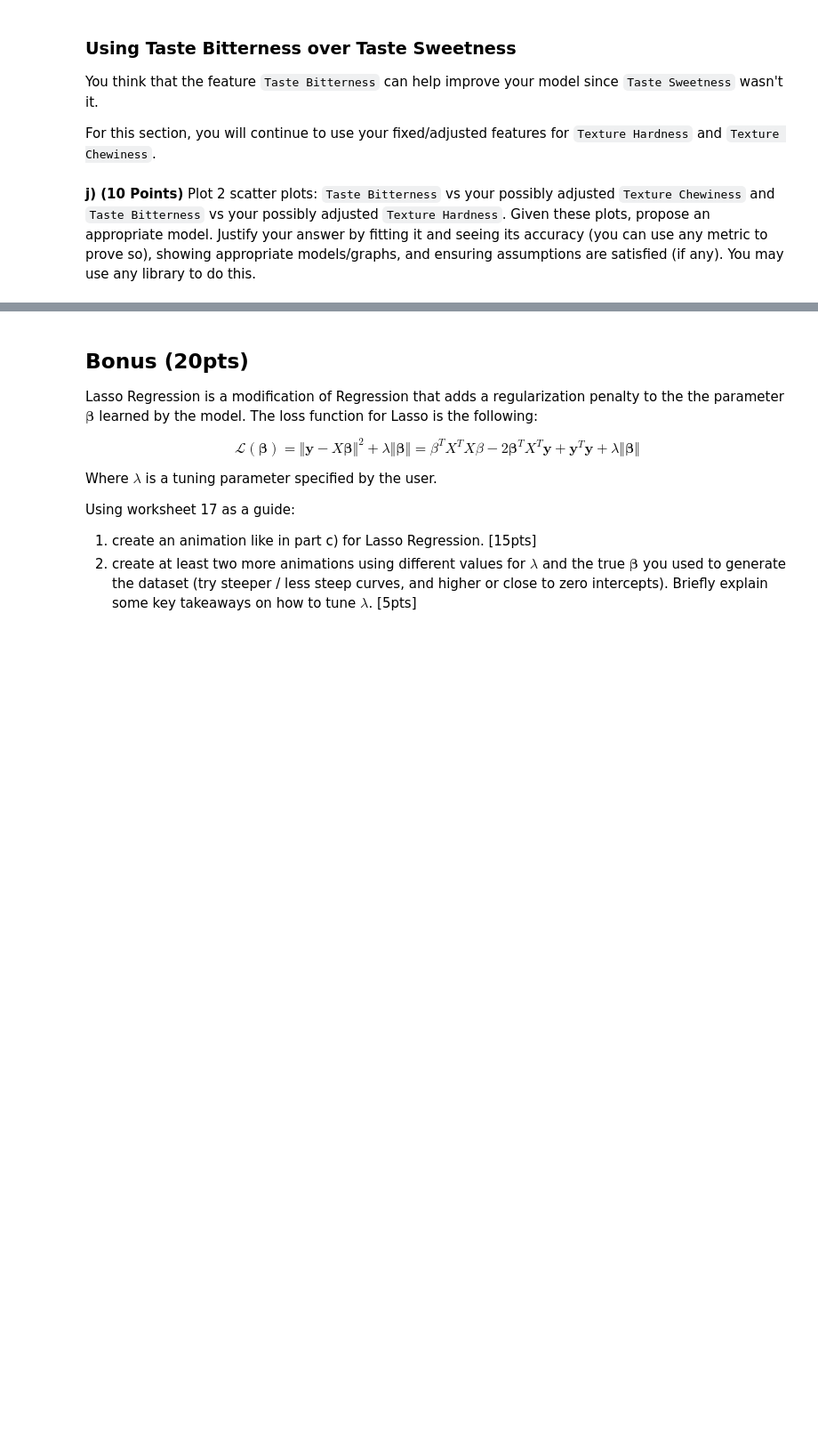
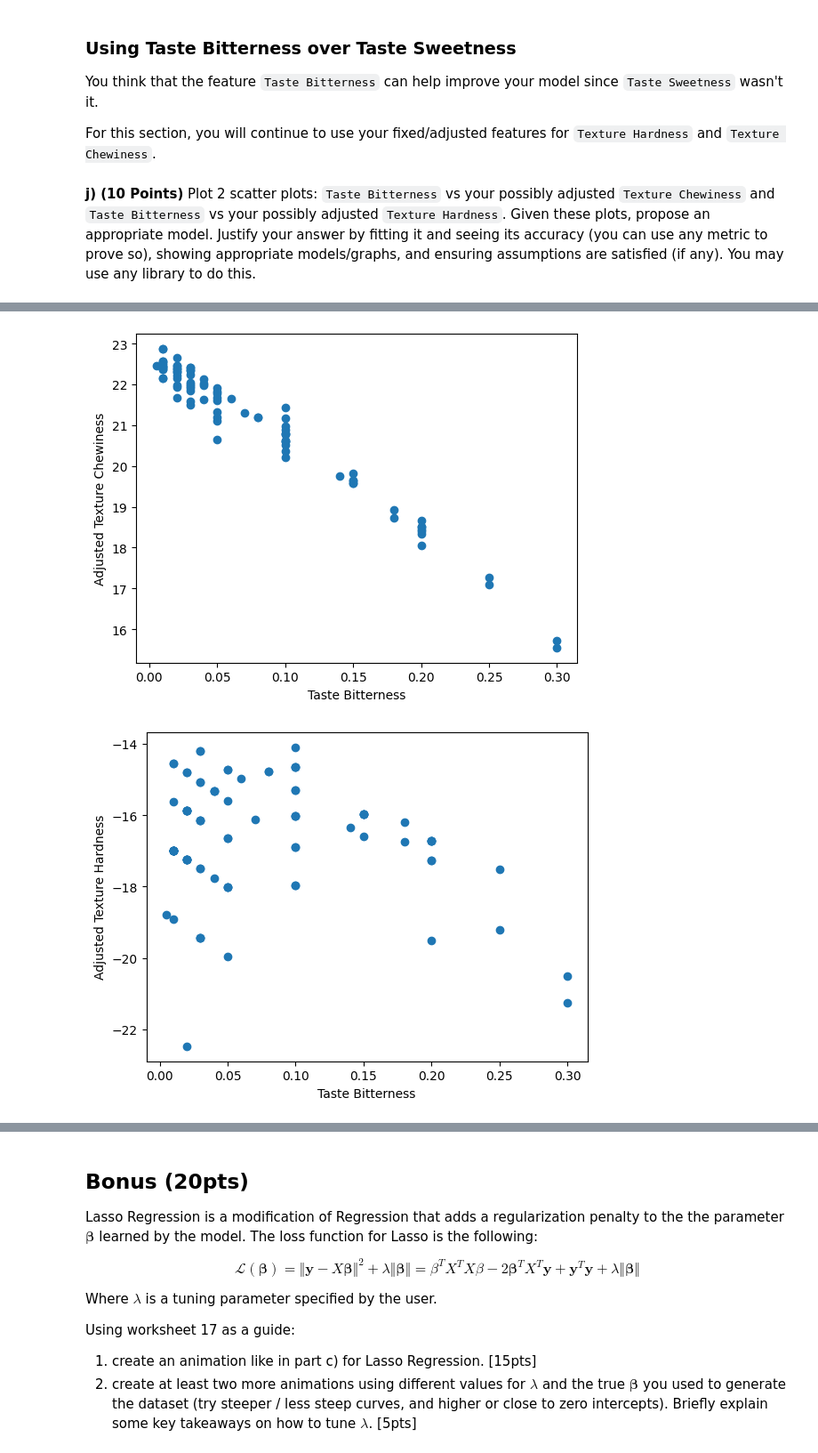
Before and after one commit to CS506-Boston-University/homework-4-phs-sakshi, a Jupyter notebook: homework4.ipynb, the cells around one changed output, grey strips where cells are left out. Shown at 89% size. Drawn from its saved outputs; the diff is of its cells as text; code cells hidden in the pictures; blank space fills up the shorter version.

```diff
--- a/homework4.ipynb
+++ b/homework4.ipynb
@@ -679,0 +677,74 @@ Notes:
+# %%
+import statsmodels.api as sm
+
+X = data[['Texture Hardness']]
+X = sm.add_constant(X) # add constant term
+y = data['Texture Chewiness']
+mlr_model = sm.OLS(y, X).fit()
+
+adjusted_chewiness = mlr_model.predict(data[['Taste Bitterness', 'Texture Hardness']])
+
+adjusted_hardness = mlr_model.predict(data[['Taste Bitterness', 'Texture Chewiness']])
+
+plt.scatter(data['Taste Bitterness'], adjusted_chewiness)
+plt.xlabel('Taste Bitterness')
+plt.ylabel('Adjusted Texture Chewiness')
+plt.show()
+
+plt.scatter(data['Taste Bitterness'], adjusted_hardness)
+plt.xlabel('Taste Bitterness')
+plt.ylabel('Adjusted Texture Hardness')
+plt.show()
+
+
+from sklearn.preprocessing import PolynomialFeatures
+from sklearn.linear_model import LinearRegression
+from sklearn.metrics import r2_score
+
+# Create polynomial features
+poly_features = PolynomialFeatures(degree=2, include_bias=False)
+X_poly = poly_features.fit_transform(data[['Taste Bitterness']])
+y_chewiness = adjusted_chewiness.values.reshape(-1, 1)
+y_hardness = adjusted_hardness.values.reshape(-1, 1)
+
+# Fit polynomial regression models
+poly_model_chewiness = LinearRegression().fit(X_poly, y_chewiness)
+poly_model_hardness = LinearRegression().fit(X_poly, y_hardness)
+
+# Predict adjusted Texture Chewiness and Texture Hardness using the polynomial models
+adjusted_chewiness_pred = poly_model_chewiness.predict(X_poly)
+adjusted_hardness_pred = poly_model_hardness.predict(X_poly)
+
+# Calculate R-squared scores to evaluate model accuracy
+r2_chewiness = r2_score(y_chewiness, adjusted_chewiness_pred)
+r2_hardness = r2_score(y_hardness, adjusted_hardness_pred)
+
+# Plot the polynomial regression models and the scatter plots
+plt.scatter(data['Taste Bitterness'], adjusted_chewiness)
+plt.xlabel('Taste Bitterness')
+plt.ylabel('Adjusted Texture Chewiness')
+plt.title(f'Polynomial Regression (degree=2)\nR-squared = {r2_chewiness:.2f}')
+plt.show()
+
+plt.scatter(data['Taste Bitterness'], adjusted_hardness)
+plt.xlabel('Taste Bitterness')
+plt.ylabel('Adjusted Texture Hardness')
+plt.title(f'Polynomial Regression (degree=2)\nR-squared = {r2_hardness:.2f}')
+plt.show()
+
+sns.residplot(x='Texture Hardness', y='Texture Chewiness', data=cookie_data, lowess=True, scatter_kws={'alpha': 0.5})
+plt.xlabel('Texture Hardness')
+plt.ylabel('Residuals')
+plt.title('Residual Plot for Homoscedasticity for adjusted model')
+plt.show()
+
+sns.regplot(x='Texture Hardness', y='Texture Chewiness', data=cookie_data)
+plt.xlabel('Texture Hardness')
+plt.ylabel('Texture Chewiness')
+plt.title('Linear Regression Plot')
+plt.show()
+
+print(mlr_model.summary())
+# %% [output]
+[figure, added]
+[figure, added]
```
Also changed, not shown: parts of 12 cells of this notebook, 2 other files.
